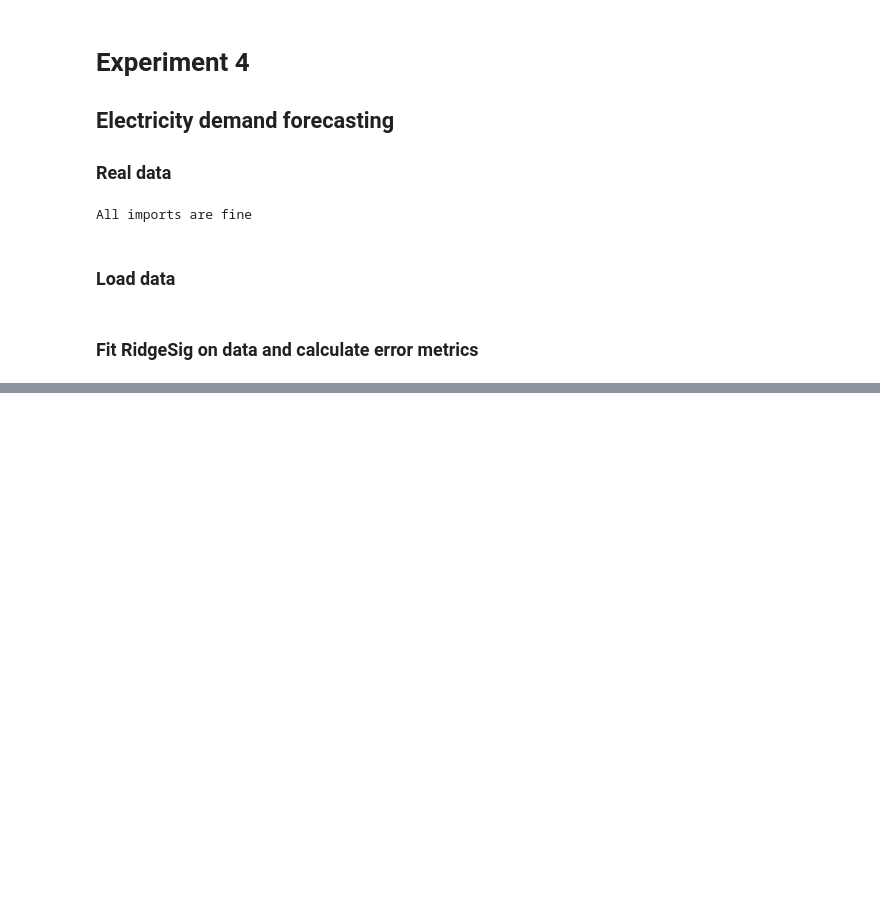
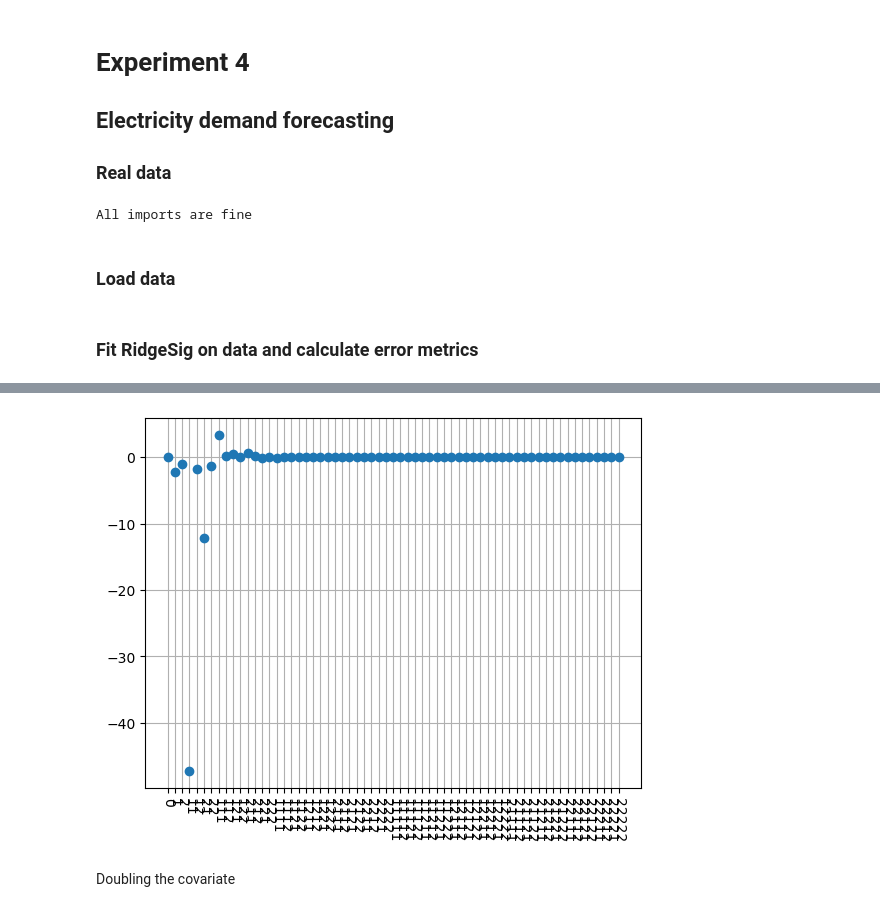
Before and after one commit to SamipDipBISTA/Sig-Kernel, a Jupyter notebook: slidesig/experiments with EFM/exp4_real_data_with_efm copy.ipynb, the cells around one changed output, grey strips where cells are left out. Saved outputs shown, nothing was run; the diff lists cells and outputs as text; code cells hidden in the pictures; blank space fills up the shorter version.

```diff
--- a/slidesig/experiments with EFM/exp4_real_data_with_efm copy.ipynb
+++ b/slidesig/experiments with EFM/exp4_real_data_with_efm copy.ipynb
@@ -177,0 +437,9 @@ ta.plot_coefficients(coeff, trunc=5)
+# %%
+import signature.tensor_algebra as ta
+
+coeff = ta.from_array(array=model[0].coef_, dim=2, trunc=5)
+ta.plot_coefficients(coeff, trunc=5)
+# %% [output]
+[figure, added]
+# %% [markdown]
+Doubling the covariate
```
Also changed, not shown: parts of 14 cells of this notebook, 3 other files.
